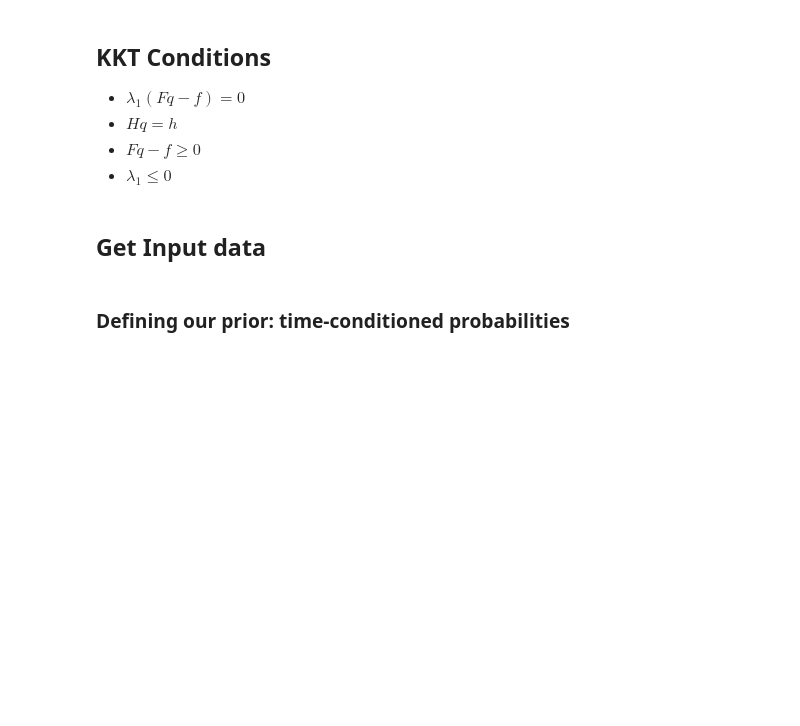
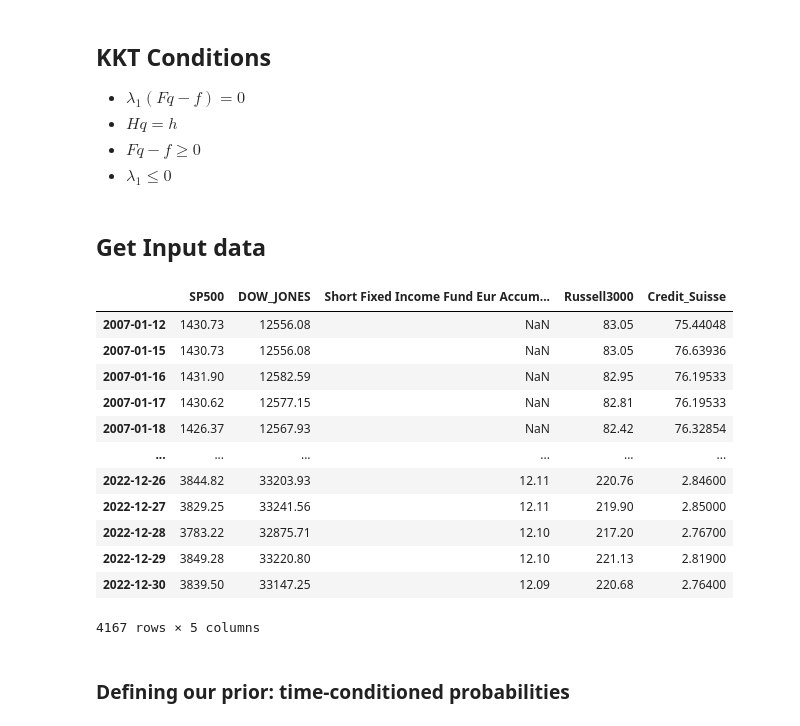
Before and after one commit to LucaDaquanno/Conditional-Monte-Carlo, a Jupyter notebook: Conditional_MC_prototype.ipynb, the cells around one changed output. Drawn from its saved outputs; the diff is of its cells as text; code cells hidden in the pictures; blank space fills up the shorter version.

```diff
--- a/Conditional_MC_prototype.ipynb
+++ b/Conditional_MC_prototype.ipynb
@@ -939,4 +941,20 @@ ts_prices=get_prices_ts(isins,company_names,start_period,end_period)
 ts_ret,ts_ret_restricted=get_ts_returns(ts_prices,return_frequency,rolling_window,start_period,end_period)
+# %%
+pd.read_excel(path + "prices_data.xlsx",header=0,index_col=0)
+# %% [output]
+|  | SP500 | DOW_JONES | Short Fixed Income Fund Eur Accum... | Russell3000 | Credit_Suisse |
+| 2007-01-12 | 1430.73 | 12556.08 | NaN | 83.05 | 75.44048 |
+| 2007-01-15 | 1430.73 | 12556.08 | NaN | 83.05 | 76.63936 |
+| 2007-01-16 | 1431.90 | 12582.59 | NaN | 82.95 | 76.19533 |
+| 2007-01-17 | 1430.62 | 12577.15 | NaN | 82.81 | 76.19533 |
+| 2007-01-18 | 1426.37 | 12567.93 | NaN | 82.42 | 76.32854 |
+| ... | ... | ... | ... | ... | ... |
+| 2022-12-26 | 3844.82 | 33203.93 | 12.11 | 220.76 | 2.84600 |
+| 2022-12-27 | 3829.25 | 33241.56 | 12.11 | 219.90 | 2.85000 |
+| 2022-12-28 | 3783.22 | 32875.71 | 12.10 | 217.20 | 2.76700 |
+| 2022-12-29 | 3849.28 | 33220.80 | 12.10 | 221.13 | 2.81900 |
+| 2022-12-30 | 3839.50 | 33147.25 | 12.09 | 220.68 | 2.76400 |
+4167 rows × 5 columns
 # %% [markdown]
 ### Defining our prior: time-conditioned probabilities
 # %% [markdown]
```
Also changed, not shown: parts of 1 cell of this notebook.
